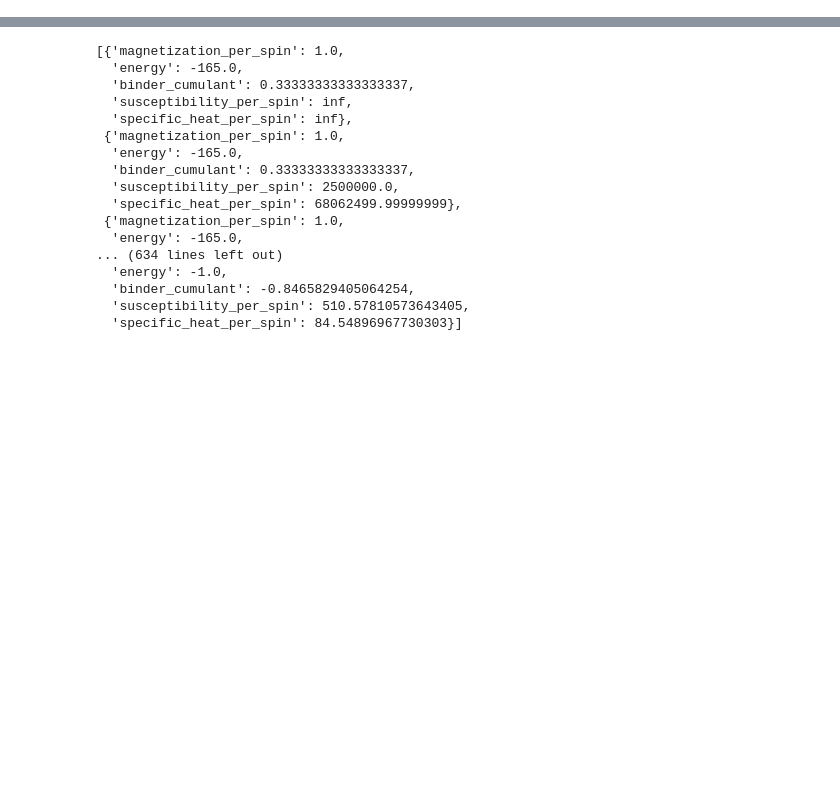
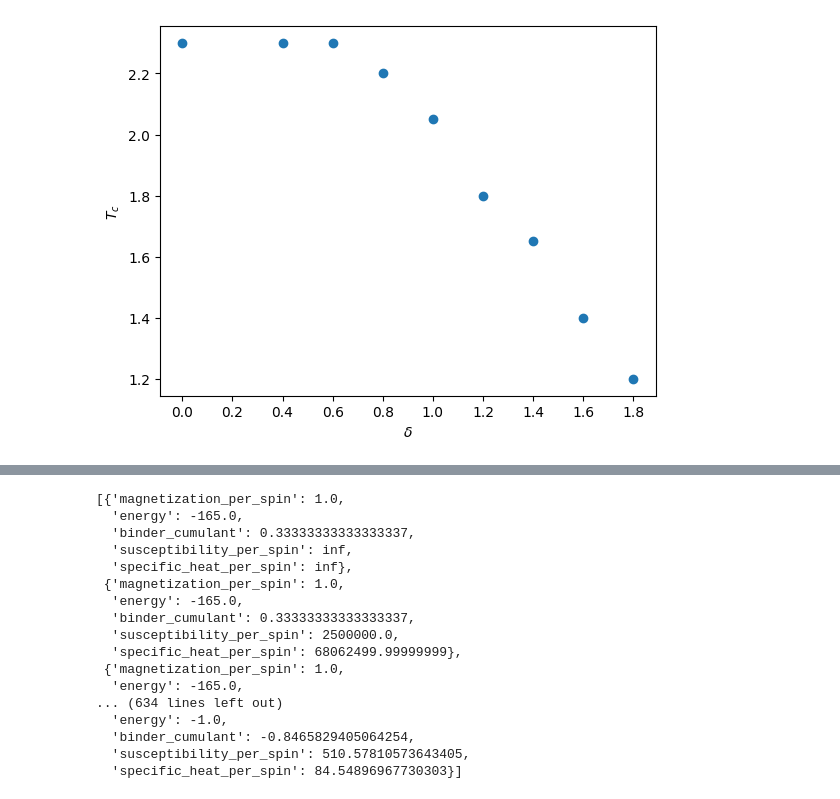
Before and after one commit to MatteoFalcioni/complex_networks, a Jupyter notebook: Python/sample.ipynb, the cells around one changed output, grey strips where cells are left out. Saved outputs shown, nothing was run; the diff lists cells and outputs as text; code cells hidden in the pictures; blank space fills up the shorter version.

```diff
--- a/Python/sample.ipynb
+++ b/Python/sample.ipynb
@@ -0,0 +1,16 @@
+# %%
+# Create the graph Tc vs delta
+import matplotlib.pyplot as plt
+
+delta = [0, 0.4, 0.6, 0.8, 1.0, 1.2, 1.4, 1.6, 1.8]
+tc = [2.3, 2.3, 2.3, 2.2, 2.05, 1.8, 1.65, 1.4, 1.2]
+
+
+plt.scatter(delta, tc)
+plt.xlabel(r'$\delta$')
+plt.ylabel(r'$T_c$')
+plt.xticks([0, 0.2, 0.4, 0.6, 0.8, 1.0, 1.2, 1.4, 1.6, 1.8])
+
+plt.show()
+# %% [output]
+[figure, added]
```
Also changed, not shown: parts of 3 cells of this notebook, 8 other files.
